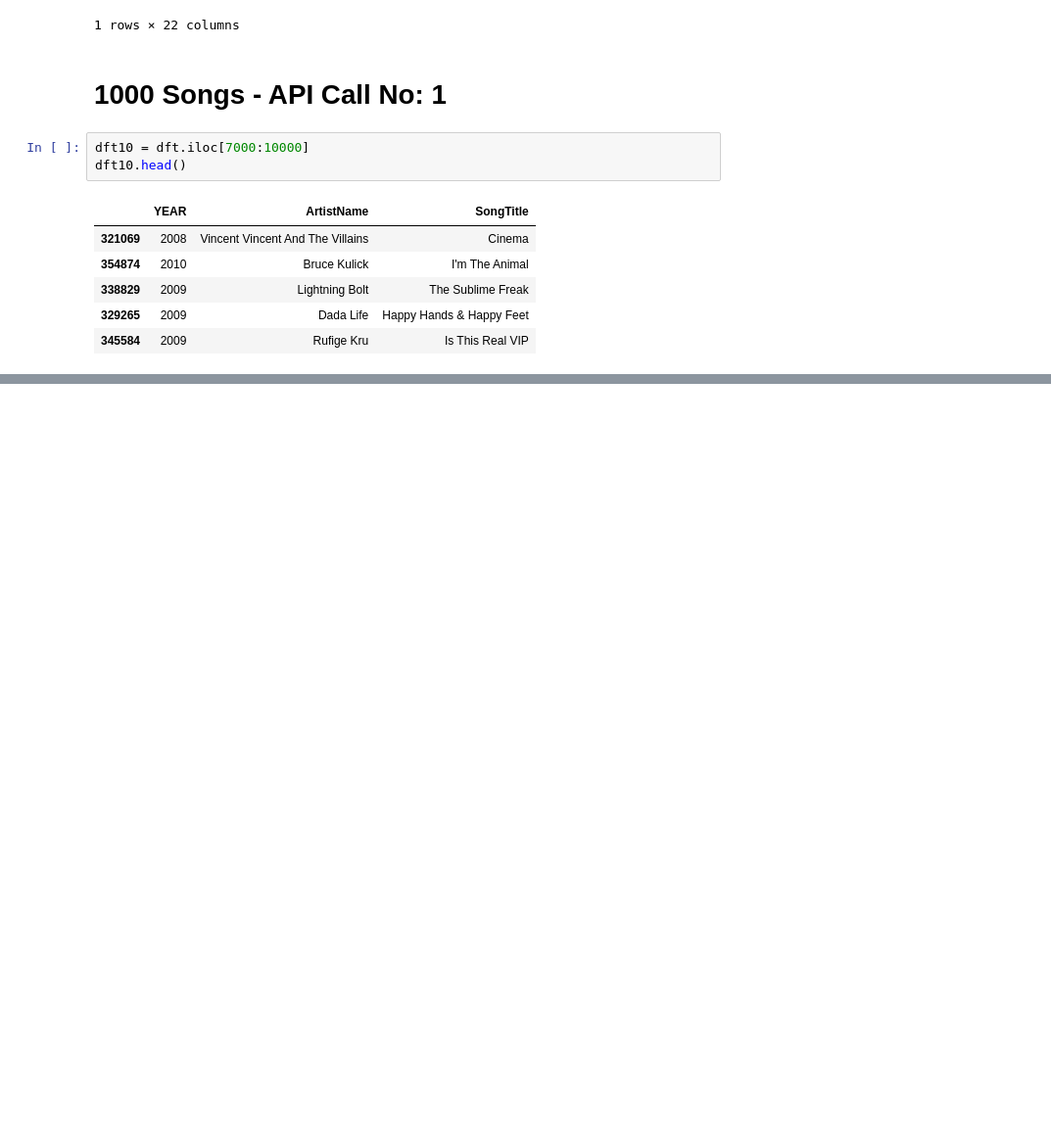
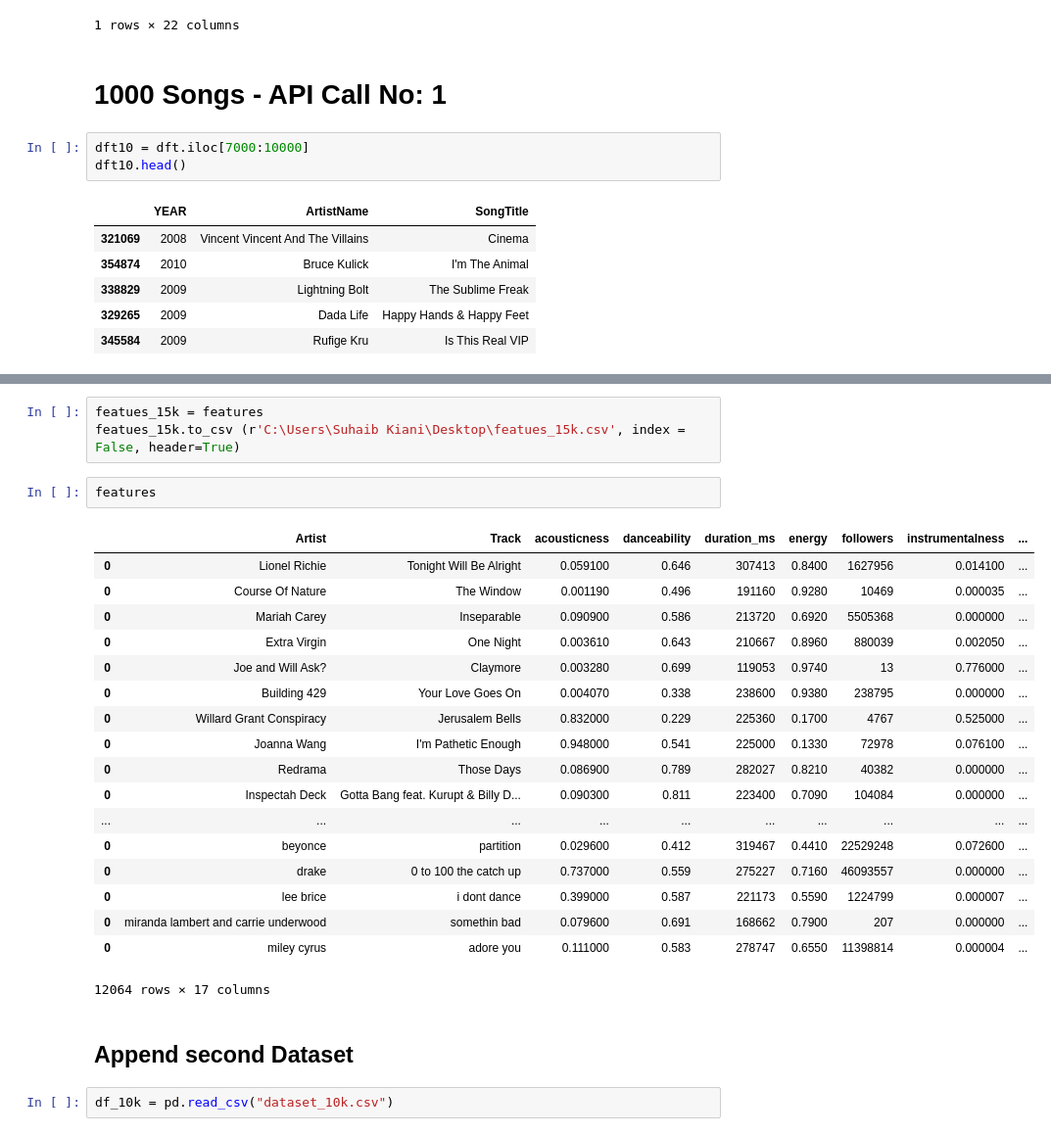
Before and after one commit to re-ga-na/spotify-song-popularity, a Jupyter notebook: 1. million_songs_datacleaning-v3.1_SK-New_Features-10k(in progress).ipynb, the cells around one changed output, grey strips where cells are left out. Shown at 98% size. Cells and saved outputs as stored; diff of their text form; blank space fills up the shorter version.

```diff
--- a/1. million_songs_datacleaning-v3.1_SK-New_Features-10k(in progress).ipynb
+++ b/1. million_songs_datacleaning-v3.1_SK-New_Features-10k(in progress).ipynb
@@ -202,0 +296,28 @@ dft2.tail()
+# %%
+featues_15k = features
+featues_15k.to_csv (r'C:\Users\Suhaib Kiani\Desktop\featues_15k.csv', index = False, header=True)
+# %%
+features
+# %% [output]
+|  | Artist | Track | acousticness | danceability | duration_ms | energy | followers | instrumentalness | ... |
+| 0 | Lionel Richie | Tonight Will Be Alright | 0.059100 | 0.646 | 307413 | 0.8400 | 1627956 | 0.014100 | ... |
+| 0 | Course Of Nature | The Window | 0.001190 | 0.496 | 191160 | 0.9280 | 10469 | 0.000035 | ... |
+| 0 | Mariah Carey | Inseparable | 0.090900 | 0.586 | 213720 | 0.6920 | 5505368 | 0.000000 | ... |
+| 0 | Extra Virgin | One Night | 0.003610 | 0.643 | 210667 | 0.8960 | 880039 | 0.002050 | ... |
+| 0 | Joe and Will Ask? | Claymore | 0.003280 | 0.699 | 119053 | 0.9740 | 13 | 0.776000 | ... |
+| 0 | Building 429 | Your Love Goes On | 0.004070 | 0.338 | 238600 | 0.9380 | 238795 | 0.000000 | ... |
+| 0 | Willard Grant Conspiracy | Jerusalem Bells | 0.832000 | 0.229 | 225360 | 0.1700 | 4767 | 0.525000 | ... |
+| 0 | Joanna Wang | I'm Pathetic Enough | 0.948000 | 0.541 | 225000 | 0.1330 | 72978 | 0.076100 | ... |
+| 0 | Redrama | Those Days | 0.086900 | 0.789 | 282027 | 0.8210 | 40382 | 0.000000 | ... |
+| 0 | Inspectah Deck | Gotta Bang feat. Kurupt & Billy D... | 0.090300 | 0.811 | 223400 | 0.7090 | 104084 | 0.000000 | ... |
+| ... | ... | ... | ... | ... | ... | ... | ... | ... | ... |
+| 0 | beyonce | partition | 0.029600 | 0.412 | 319467 | 0.4410 | 22529248 | 0.072600 | ... |
+| 0 | drake | 0 to 100 the catch up | 0.737000 | 0.559 | 275227 | 0.7160 | 46093557 | 0.000000 | ... |
+| 0 | lee brice | i dont dance | 0.399000 | 0.587 | 221173 | 0.5590 | 1224799 | 0.000007 | ... |
+| 0 | miranda lambert and carrie underwood | somethin bad | 0.079600 | 0.691 | 168662 | 0.7900 | 207 | 0.000000 | ... |
+| 0 | miley cyrus | adore you | 0.111000 | 0.583 | 278747 | 0.6550 | 11398814 | 0.000004 | ... |
+12064 rows × 17 columns
+# %% [markdown]
+## Append second Dataset
+# %%
+df_10k = pd.read_csv("dataset_10k.csv")
```
Also changed, not shown: parts of 18 cells of this notebook, 7 other files.
